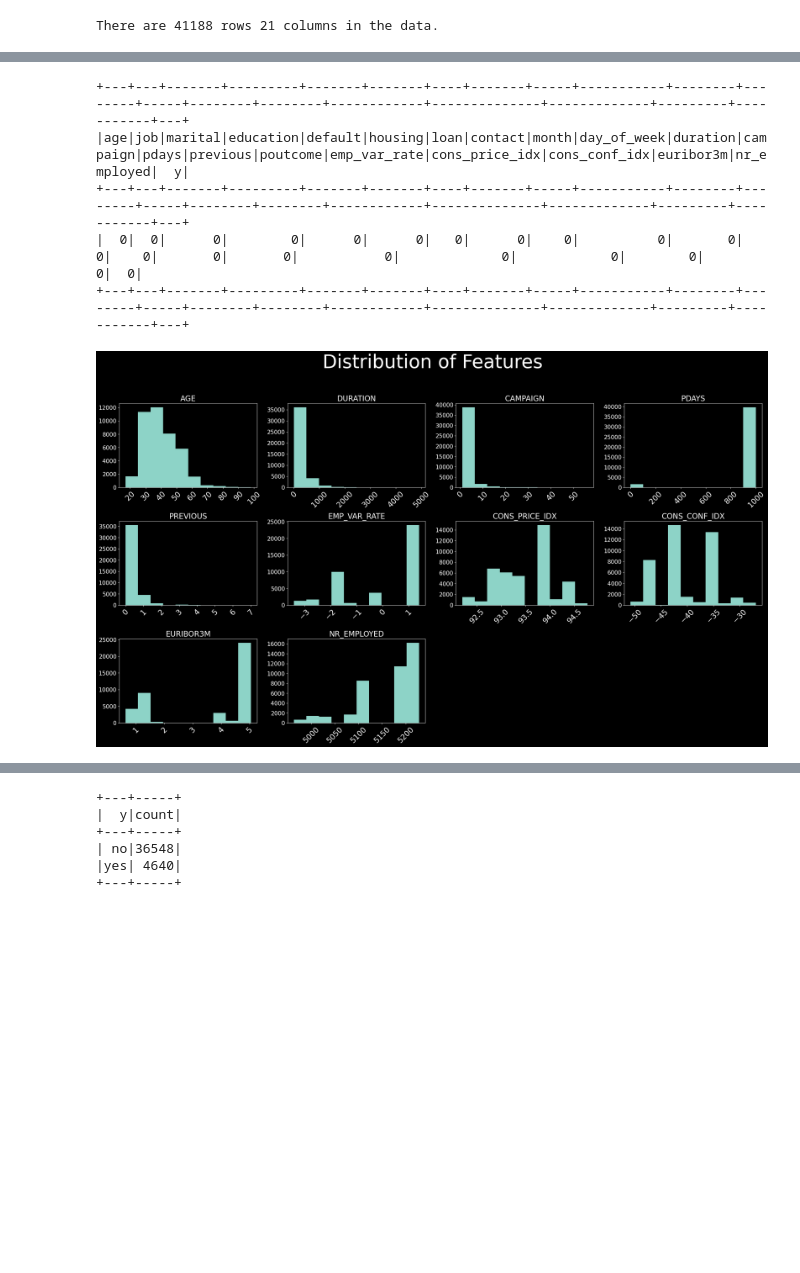
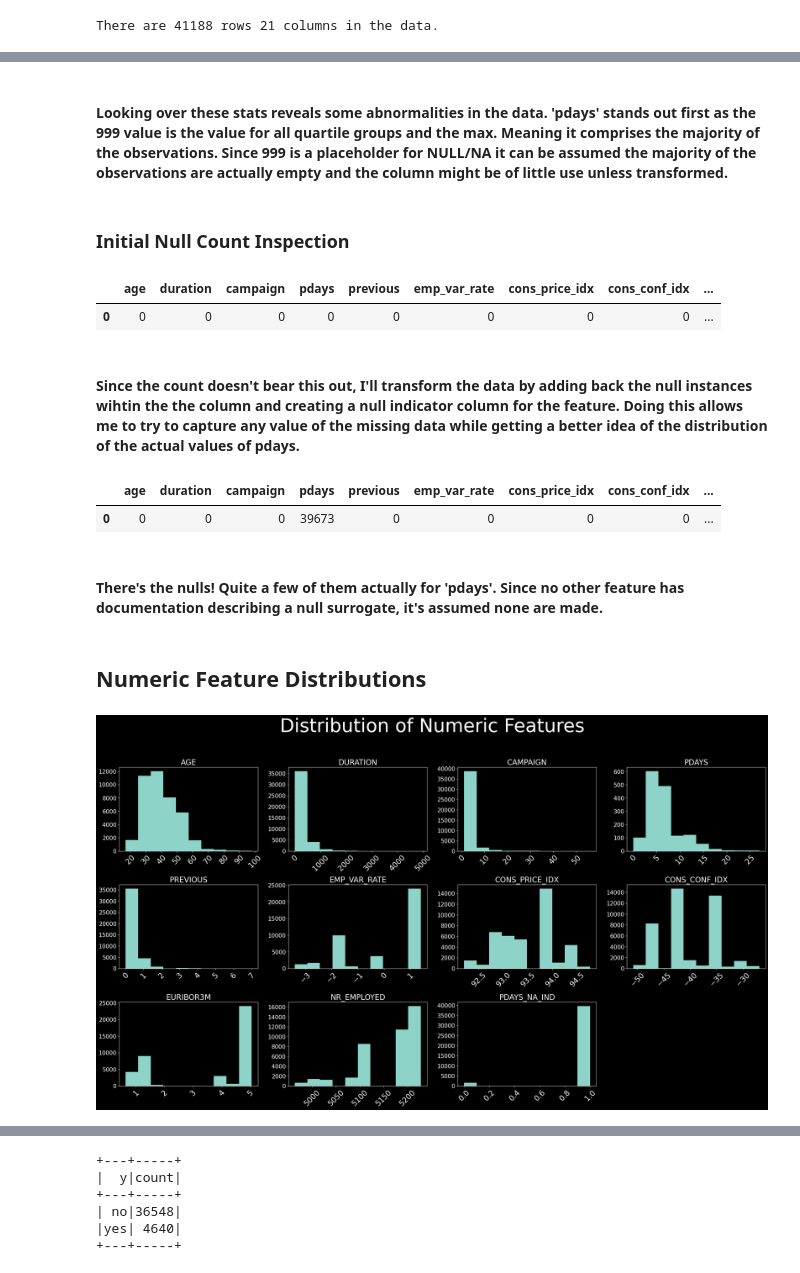
Before and after one commit to 0Architectus0/BAN5753_MiniProject2, a Jupyter notebook: script/experimentation.ipynb, the cells around one changed output, grey strips where cells are left out. Drawn from its saved outputs; the diff is of its cells as text; code cells hidden in the pictures; blank space fills up the shorter version.

```diff
--- a/script/experimentation.ipynb
+++ b/script/experimentation.ipynb
@@ -90,5 +71,6 @@ df.select(numeric_features).describe().toPandas().set_index('summary').transpose
 # %%
-df_renamed = df.withColumnRenamed("cons.price.idx","cons_price_idx")\
+# renamed columns
+df2 = df.withColumnRenamed("cons.price.idx","cons_price_idx")\
 .withColumnRenamed("emp.var.rate", "emp_var_rate")\
 .withColumnRenamed("cons.conf.idx","cons_conf_idx")\
 .withColumnRenamed("nr.employed", "nr_employed")
@@ -123,30 +95,47 @@ df_renamed.select(numeric_features).describe().toPandas().set_index('summary').t
+# %% [markdown]
+#### Looking over these stats reveals some abnormalities in the data. 'pdays' stands out first as the 999 value is the value for all quartile groups and the max. Meaning it comprises the majority of the observations. Since 999 is a placeholder for NULL/NA it can be assumed the majority of the observations are actually empty and the column might be of little use unless transformed.
+# %% [markdown]
+### Initial Null Count Inspection
 # %%
 from pyspark.sql.functions import col,isnan, when, count
-df_renamed.select([count(when(isnan(c) | col(c).isNull(), c)).alias(c) for c in df_renamed.columns]).show()
+df2.select([count(when(isnan(c) | col(c).isNull(), c)).alias(c) for c in numeric_features]).toPandas().head()
+
+#df2.select([count(when(isnan(c) | col(c).isNull(), c)).alias(c) for c in df2.columns]).show() # for README
 # %% [output]
-+---+---+-------+---------+-------+-------+----+-------+-----+-----------+--------+--------+-----+--------+--------+------------+--------------+-------------+---------+-----------+---+
-|age|job|marital|education|default|housing|loan|contact|month|day_of_week|duration|campaign|pdays|previous|poutcome|emp_var_rate|cons_price_idx|cons_conf_idx|euribor3m|nr_employed|  y|
-+---+---+-------+---------+-------+-------+----+-------+-----+-----------+--------+--------+-----+--------+--------+------------+--------------+-------------+---------+-----------+---+
-|  0|  0|      0|        0|      0|      0|   0|      0|    0|          0|       0|       0|    0|       0|       0|           0|             0|            0|        0|          0|  0|
-+---+---+-------+---------+-------+-------+----+-------+-----+-----------+--------+--------+-----+--------+--------+------------+--------------+-------------+---------+-----------+---+
+|  | age | duration | campaign | pdays | previous | emp_var_rate | cons_price_idx | cons_conf_idx | ... |
+| 0 | 0 | 0 | 0 | 0 | 0 | 0 | 0 | 0 | ... |
+# %% [markdown]
+#### Since the count doesn't bear this out, I'll transform the data by adding back the null instances wihtin the the column and creating a null indicator column for the feature. Doing this allows me to try to capture any value of the missing data while getting a better idea of the distribution of the actual values of pdays.
+# %%
+df3 = df2.withColumn("pdays_na_ind",when(df2.pdays==999,1).otherwise(0))\
+.withColumn("pdays",when(df2.pdays==999,np.nan).otherwise(df2.pdays))
+# %%
+df3.select([count(when(isnan(c) | col(c).isNull(), c)).alias(c) for c in numeric_features]).toPandas().head()
+# %% [output]
+|  | age | duration | campaign | pdays | previous | emp_var_rate | cons_price_idx | cons_conf_idx | ... |
+| 0 | 0 | 0 | 0 | 39673 | 0 | 0 | 0 | 0 | ... |
+# %% [markdown]
+#### There's the nulls! Quite a few of them actually for 'pdays'. Since no other feature has documentation describing a null surrogate, it's assumed none are made.
+# %% [markdown]
+## Numeric Feature Distributions
 # %%
 from matplotlib import cm
 fig = plt.figure(figsize=(25,15)) ## Plot Size
-st = fig.suptitle("Distribution of Features", fontsize=50,
+st = fig.suptitle("Distribution of Numeric Features", fontsize=50,
                   verticalalignment='center') # Plot Main Title
 
-for col,num in zip(df_renamed.toPandas().describe().columns, range(1,22)):
+for col,num in zip(df3.toPandas().describe().columns, range(1,22)):
     ax = fig.add_subplot(3,4,num)
-    ax.hist(df_renamed.toPandas()[col])
+    ax.hist(df3.toPandas()[col])
     plt.style.use('dark_background')
     plt.grid(False)
     plt.xticks(rotation=45,fontsize=20)
     plt.yticks(fontsize=15)
     plt.title(col.upper(),fontsize=20)
 plt.tight_layout()
 st.set_y(0.95)
 fig.subplots_adjust(top=0.85,hspace = 0.4)
 plt.show()
 # %% [output]
-[figure, old version]
+[figure, new version]
 # %% [markdown]
```
Also changed, not shown: parts of 35 cells of this notebook, 1 other file.
